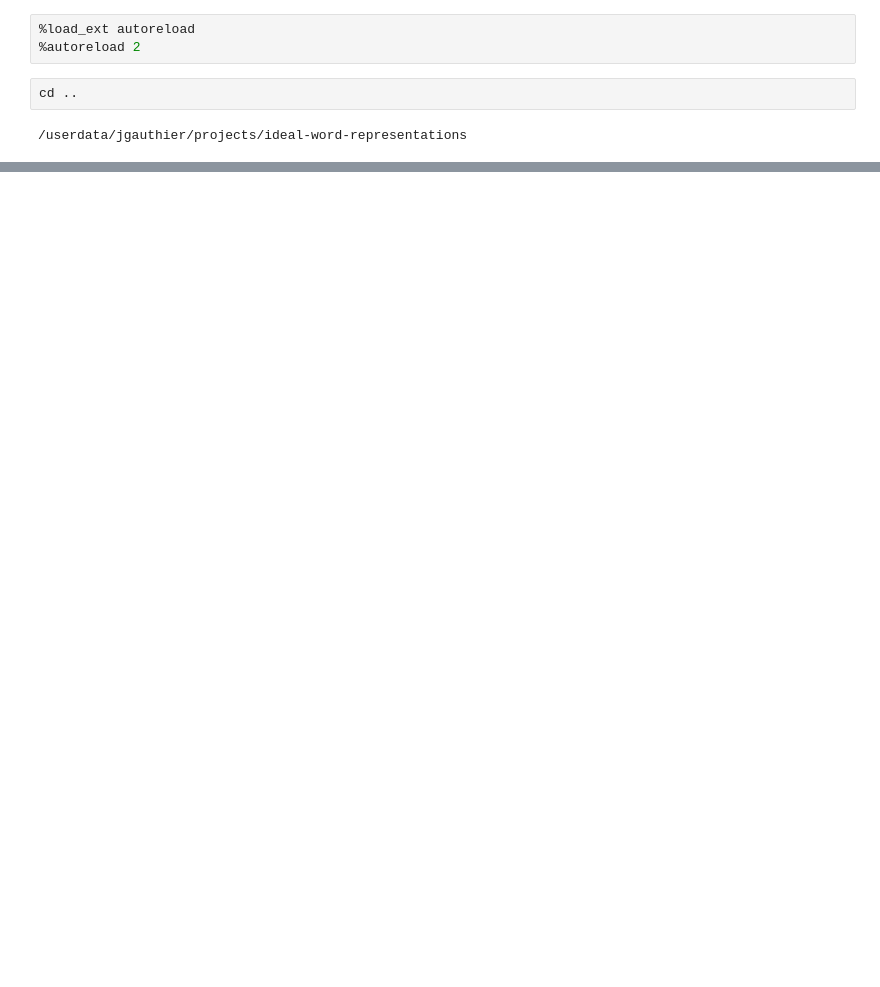
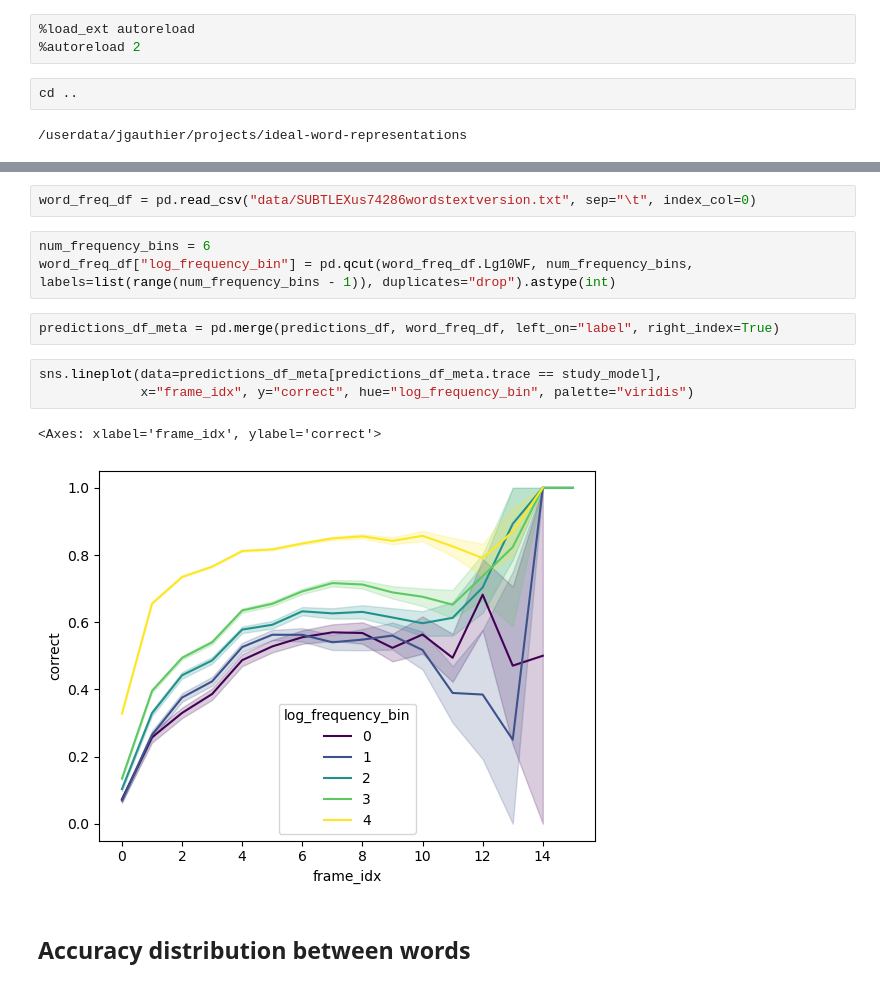
Before and after one commit to hans/ideal-word-representations, a Jupyter notebook: summary_notebooks/word_discrimination.ipynb, the cells around one changed output, grey strips where cells are left out. Cells and saved outputs as stored; diff of their text form; blank space fills up the shorter version.

```diff
--- a/summary_notebooks/word_discrimination.ipynb
+++ b/summary_notebooks/word_discrimination.ipynb
@@ -88,0 +99,15 @@ for frame, frame_chance_perf in chance_performance.loc[plot_dataset].items():
+# %%
+word_freq_df = pd.read_csv("data/SUBTLEXus74286wordstextversion.txt", sep="\t", index_col=0)
+# %%
+num_frequency_bins = 6
+word_freq_df["log_frequency_bin"] = pd.qcut(word_freq_df.Lg10WF, num_frequency_bins, labels=list(range(num_frequency_bins - 1)), duplicates="drop").astype(int)
+# %%
+predictions_df_meta = pd.merge(predictions_df, word_freq_df, left_on="label", right_index=True)
+# %%
+sns.lineplot(data=predictions_df_meta[predictions_df_meta.trace == study_model],
+             x="frame_idx", y="correct", hue="log_frequency_bin", palette="viridis")
+# %% [output]
+<Axes: xlabel='frame_idx', ylabel='correct'>
+[figure, added]
+# %% [markdown]
+## Accuracy distribution between words
```
Also changed, not shown: parts of 37 cells of this notebook, 1 other file.
